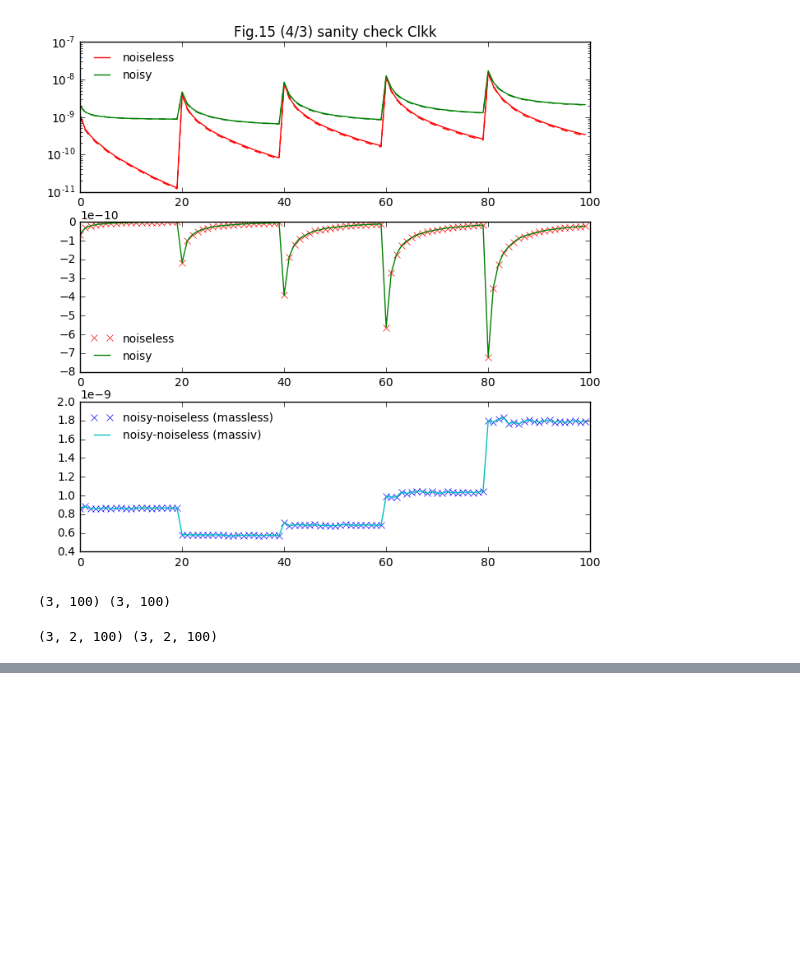
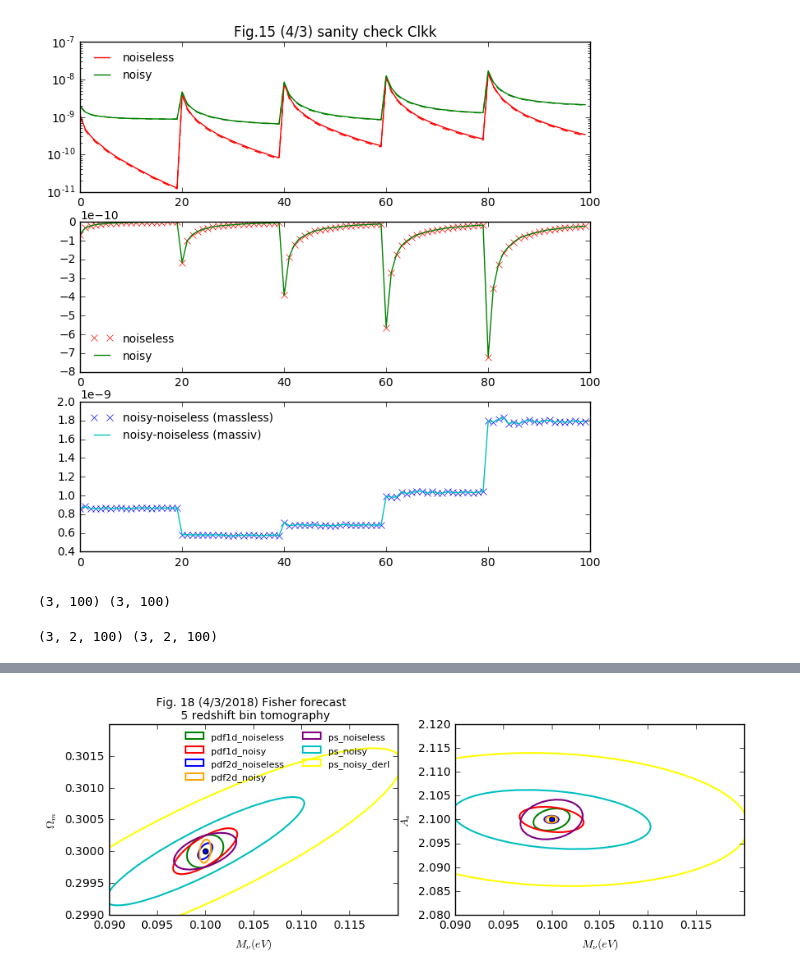
Before and after one commit to liuxx479/PDFs, a Jupyter notebook: PDFs.ipynb, the cells around one changed output, grey strips where cells are left out. Cells and saved outputs as stored; diff of their text form; code cells hidden in the pictures; blank space fills up the shorter version.

```diff
--- a/PDFs.ipynb
+++ b/PDFs.ipynb
@@ -465,10 +477,10 @@ derPSN = array([(PSInterpN(params_der[i][1]) - PSInterpN(params_der[i][0]))/(fid
 # %% [output]
 (101, 100) (101, 100)
 # %%
-PSIcov= swapaxes(array([load('box5/output_eb_5000_s4/ALL_igalXigal_%.1f_%.1f.npy'%(iz,iz))
-                     for iz in z_source]),0,1).reshape(10000,-1)
-PSNcov= swapaxes(array([load('box5/output_eb_5000_s4/ALL_galXgal_%.1f_%.1f.npy'%(iz,iz))
-                     for iz in z_source]),0,1).reshape(10000,-1)
+PSIcov= swapaxes(array([load('box5/output_eb_5000_s4/ALL_igalXigal_%.1f_%.1f.npy'%(iz,iz))[1000:]
+                     for iz in z_source]),0,1).reshape(9000,-1)
+PSNcov= swapaxes(array([load('box5/output_eb_5000_s4/ALL_galXgal_%.1f_%.1f.npy'%(iz,iz))[1000:]
+                     for iz in z_source]),0,1).reshape(9000,-1)
 
 covPSI = cov(PSIcov, rowvar=0)
 covPSN = cov(PSNcov, rowvar=0)
@@ -586,0 +650,29 @@ show()
+# %%
+############# let me just plot out the error ellipse and see what's going on..
+Flist = [Fisher1dI[0], Fisher1dN[0], FisherI[0], FisherN[0], FisherPSI[0], FisherPSN[0], FisherPSNderI[0]]
+
+f, (ax1,ax2) = subplots(1,2,figsize=(10,3))
+ax1.scatter(0.1, 0.3)
+ax2.scatter(0.1, 2.1)
+
+jjj=0
+labels=['pdf1d_noiseless', 'pdf1d_noisy','pdf2d_noiseless','pdf2d_noisy', 'ps_noiseless', 'ps_noisy', 'ps_noisy_derI']
+for iF in Flist:
+    icolor=['g','r','b','orange','purple','c', 'yellow'][jjj]
+    ilabel=labels[jjj]
+    plotEllipse([0.1, 0.3], mat(iF).I[[0,1],:][:,[0,1]] ,icolor,'solid',ilabel,ax1)
+    plotEllipse([0.1, 2.1], mat(iF).I[[0,2],:][:,[0,2]] ,icolor,'solid',ilabel,ax2)
+    jjj+=1
+ax1.set_xlim(0.09, 0.12)#(0.07,0.14)
+ax1.set_ylim(0.299, .302)#(0.296,0.306)
+ax2.set_xlim(0.09, 0.12)#(0.07,0.14)
+ax2.set_ylim(2.08, 2.12)#(2.05,2.15)
+ax1.set_xlabel(r'$M_\nu(eV)$')
+ax1.set_ylabel(r'$\Omega_m$')
+ax2.set_xlabel(r'$M_\nu(eV)$')
+ax2.set_ylabel(r'$A_s$')
+ax1.legend(fontsize=8,frameon=0,ncol=2)
+ax1.set_title('Fig. 18 (4/3/2018) Fisher forecast \n 5 redshift bin tomography',fontsize=10)
+show()
+# %% [output]
+[figure, added]
```
Also changed, not shown: parts of 8 cells of this notebook.
